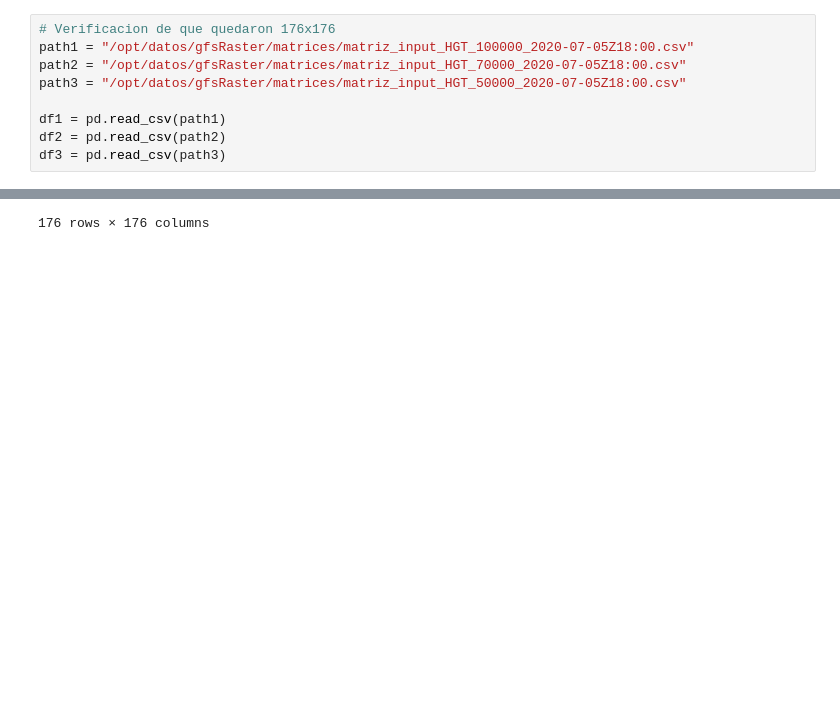
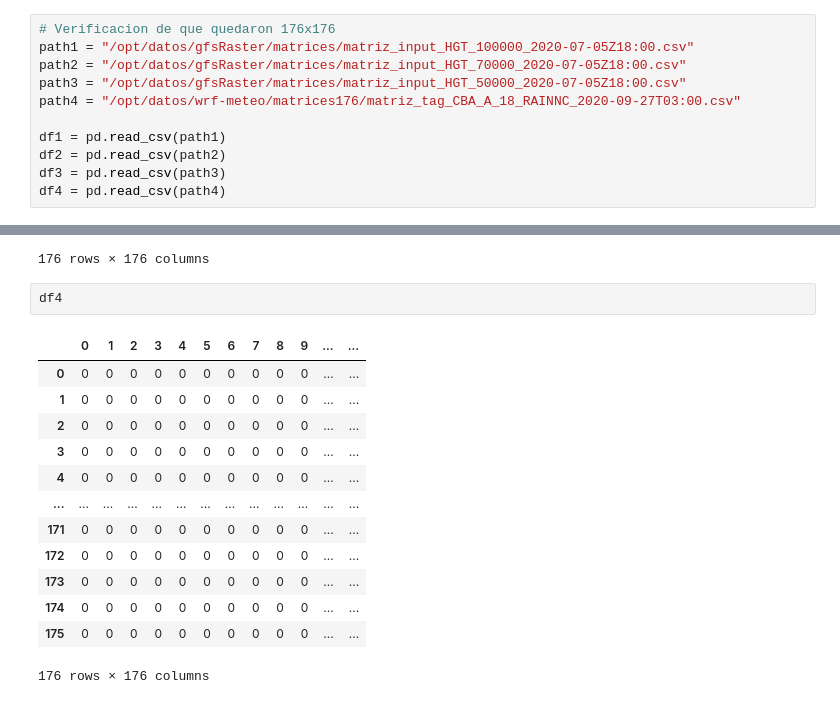
Before and after one commit to JFC95/ProyectoIntegrador_Weather, a Jupyter notebook: Notebooks/add_row_and_col.ipynb, the cells around one changed output, grey strips where cells are left out. Saved outputs shown, nothing was run; the diff lists cells and outputs as text; blank space fills up the shorter version.

```diff
--- a/Notebooks/add_row_and_col.ipynb
+++ b/Notebooks/add_row_and_col.ipynb
@@ -31,10 +33,12 @@ for path in pathlist:
 path1 = "/opt/datos/gfsRaster/matrices/matriz_input_HGT_100000_2020-07-05Z18:00.csv"
 path2 = "/opt/datos/gfsRaster/matrices/matriz_input_HGT_70000_2020-07-05Z18:00.csv"
 path3 = "/opt/datos/gfsRaster/matrices/matriz_input_HGT_50000_2020-07-05Z18:00.csv"
+path4 = "/opt/datos/wrf-meteo/matrices176/matriz_tag_CBA_A_18_RAINNC_2020-09-27T03:00.csv"
 
 df1 = pd.read_csv(path1)
 df2 = pd.read_csv(path2)
 df3 = pd.read_csv(path3)
+df4 = pd.read_csv(path4)
 # %%
 df1
 # %% [output]
@@ -83,3 +87,19 @@ df3
 | 174 | 5556.208496 | 5556.208496 | 5556.208496 | 5554.488770 | 5554.488770 | 5554.488770 | 5554.488770 | 5554.488770 | 5554.488770 | 5554.488770 | ... | ... |
 | 175 | 5556.208496 | 5556.208496 | 5556.208496 | 5554.488770 | 5554.488770 | 5554.488770 | 5554.488770 | 5554.488770 | 5554.488770 | 5554.488770 | ... | ... |
 176 rows × 176 columns
+# %%
+df4
+# %% [output]
+|  | 0 | 1 | 2 | 3 | 4 | 5 | 6 | 7 | 8 | 9 | ... | ... |
+| 0 | 0 | 0 | 0 | 0 | 0 | 0 | 0 | 0 | 0 | 0 | ... | ... |
+| 1 | 0 | 0 | 0 | 0 | 0 | 0 | 0 | 0 | 0 | 0 | ... | ... |
+| 2 | 0 | 0 | 0 | 0 | 0 | 0 | 0 | 0 | 0 | 0 | ... | ... |
+| 3 | 0 | 0 | 0 | 0 | 0 | 0 | 0 | 0 | 0 | 0 | ... | ... |
+| 4 | 0 | 0 | 0 | 0 | 0 | 0 | 0 | 0 | 0 | 0 | ... | ... |
+| ... | ... | ... | ... | ... | ... | ... | ... | ... | ... | ... | ... | ... |
+| 171 | 0 | 0 | 0 | 0 | 0 | 0 | 0 | 0 | 0 | 0 | ... | ... |
+| 172 | 0 | 0 | 0 | 0 | 0 | 0 | 0 | 0 | 0 | 0 | ... | ... |
+| 173 | 0 | 0 | 0 | 0 | 0 | 0 | 0 | 0 | 0 | 0 | ... | ... |
+| 174 | 0 | 0 | 0 | 0 | 0 | 0 | 0 | 0 | 0 | 0 | ... | ... |
+| 175 | 0 | 0 | 0 | 0 | 0 | 0 | 0 | 0 | 0 | 0 | ... | ... |
+176 rows × 176 columns
```
Also changed, not shown: parts of 3 cells of this notebook, 3 other files.
